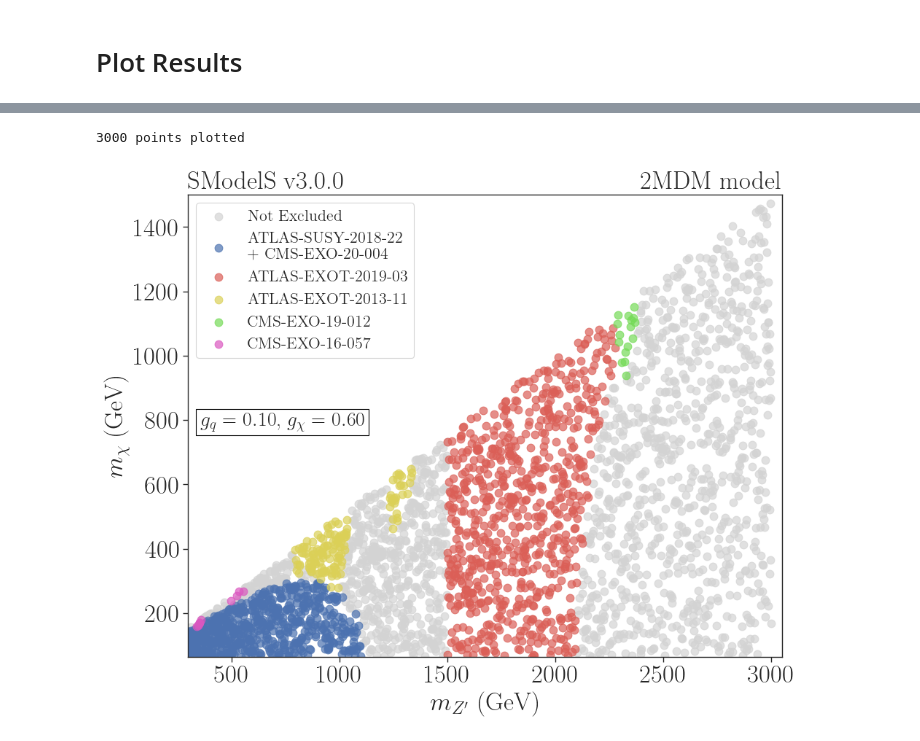
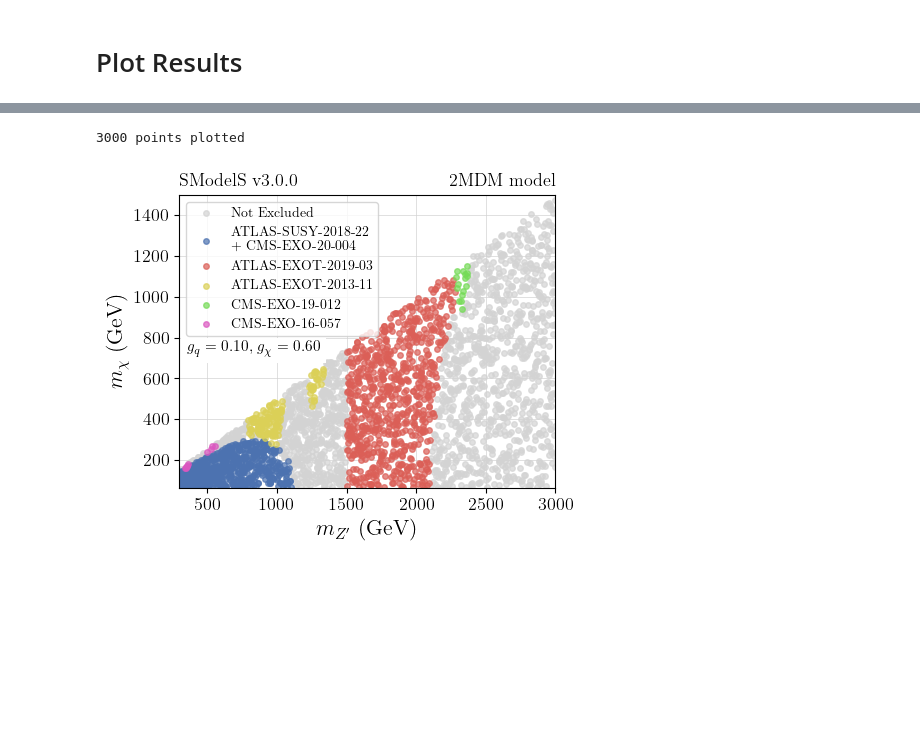
Before and after one commit to SModelS/smodelsv3-paper, a Jupyter notebook: notebooks/2MDM-monojet-vs-dijet-combined.ipynb, the cells around one changed output, grey strips where cells are left out. Cells and saved outputs as stored; diff of their text form; code cells hidden in the pictures; blank space fills up the shorter version.

```diff
--- a/notebooks/2MDM-monojet-vs-dijet-combined.ipynb
+++ b/notebooks/2MDM-monojet-vs-dijet-combined.ipynb
@@ -4,31 +4,18 @@
 import warnings
 warnings.filterwarnings("ignore", message="numpy.dtype size changed")
 import numpy as np
+import seaborn as sns
 import pandas as pd
 import matplotlib.pyplot as plt
-import matplotlib.patches as mpatches
-import seaborn as sns
-from auxPlots import columnsDict, colorDict
+from auxPlots import columnsDict, colorDict, defaultPars
 import itertools
 
 pd.option_context('display.max_columns', None)
 pd.option_context('display.max_rows', None)
 
 pd.options.mode.chained_assignment = None #Disable copy warnings
-# plt.style.use('fivethirtyeight') #Set style
-# mpl.rcParams.update({'figure.figsize' : (15,10)})  #Set general plotting options
-plt.rcParams.update({
-    "text.usetex": True,
-    "font.family": "sans-serif",
-    "font.sans-serif": ["Helvetica"]})
 
-plt.rcParams.update({"savefig.dpi" : 300}) #Figure resolution
-
-
-#Define plotting style:
-sns.set_style('ticks',{'font.family':'Times New Roman', 'font.serif':'Times New Roman'})
-sns.set_context('paper', font_scale=1.8)
-cm = plt.colormaps['RdYlBu']
+plt.rcParams.update(defaultPars) #Figure resolution
 # %% [markdown]
 #### Get data in pcl format and print all columns names
 # %%
@@ -202,49 +178,44 @@ plt.show()
 # %%
-plt.figure(figsize=(10,8))
-
 allowed = rmax_all[rmax_all['ExptRes.result.r'] < 1.0]
 x = allowed['mZp']
 y = allowed['mChi']
-scAll = plt.scatter(x,y,s=60, color='lightgray', label='Not Excluded', alpha=0.7)
+scAll = plt.scatter(x,y,color='lightgray', label='Not Excluded', alpha=0.7)
 ntot = len(x)
 
 # Use largest r-value result and group by analysis ID
 rmax_groups = rmax_all.groupby(by='ExptRes.result.AnalysisID')
 
 # Sort analyses by length of name and then length of points
 for ana,anadf in sorted(rmax_groups, key = lambda x: (len(x[0]),len(x[1])),reverse=True):
     excludedAna = anadf[anadf['ExptRes.result.r'] > 1.0]
     if len(excludedAna) == 0:
         continue
     x = excludedAna['mZp']
     y = excludedAna['mChi']
     if ana in ['CombinedAna','ATLAS-SUSY-2018-22-multibin,CMS-EXO-20-004']:
         label = 'ATLAS-SUSY-2018-22'+'\n'+'+ CMS-EXO-20-004'
     else:
         label = ana
-    sc = plt.scatter(x,y,s=60, color=colorDict[ana], label=label, alpha=0.7)
+    sc = plt.scatter(x,y, color=colorDict[ana], label=label, alpha=0.7)
     ntot += len(x)
 
 
 print(f'{ntot} points plotted')
-plt.title(r'SModelS v3.0.0', loc='left', fontsize=25)
-plt.title(r'2MDM model', loc='right', fontsize=25)
+plt.title(r'SModelS v3.0.0', loc='left')
+plt.title(r'2MDM model', loc='right')
 
 
-plt.xlabel(r'$m_{Z^{\prime}}$ (GeV)', fontsize=25)
-plt.ylabel(r'$m_{\chi}$ (GeV)', fontsize=25)
-plt.text(0.02,0.5,r'$g_{q} = %1.2f$, $g_{\chi} = %1.2f$' % (gq, gchi),fontsize=20,
-         bbox=dict(facecolor='white', edgecolor='black'),transform = plt.gca().transAxes)
+plt.xlabel(r'$m_{Z^{\prime}}$ (GeV)')
+plt.ylabel(r'$m_{\chi}$ (GeV)')
+plt.text(0.02,0.46,r'$g_{q} = %1.2f$, $g_{\chi} = %1.2f$' % (gq, gchi),
+         bbox=dict(facecolor='white', edgecolor='none'),transform = plt.gca().transAxes)
 
-plt.xlim(300, 3050)
+plt.xlim(300, 3000)
 plt.ylim(65, 1500)
-
-plt.yticks(fontsize=25)
-plt.xticks(fontsize=25)
 plt.legend()
 plt.tight_layout()
 plt.savefig('./figures/exclusions_2mdm_NWA.png')
 plt.show()
 # %% [output]
 3000 points plotted
-[figure, old version]
+[figure, new version]
```
Also changed, not shown: parts of 1 cell of this notebook, 19 other files.
